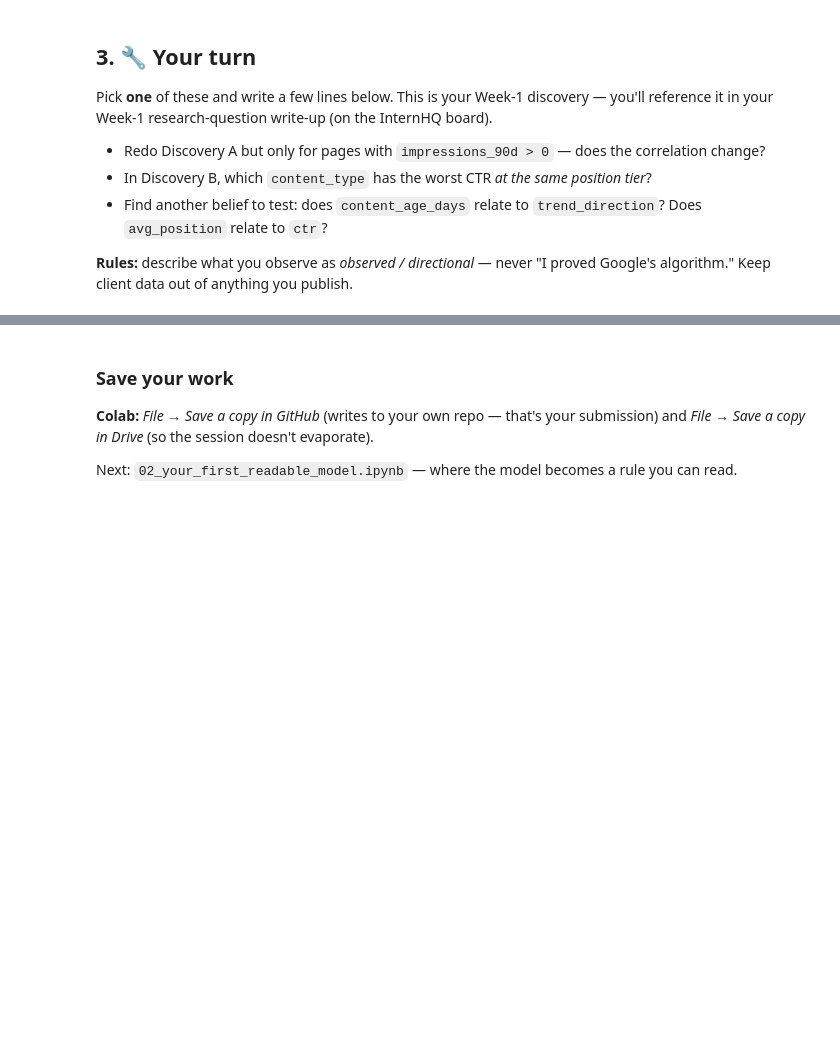
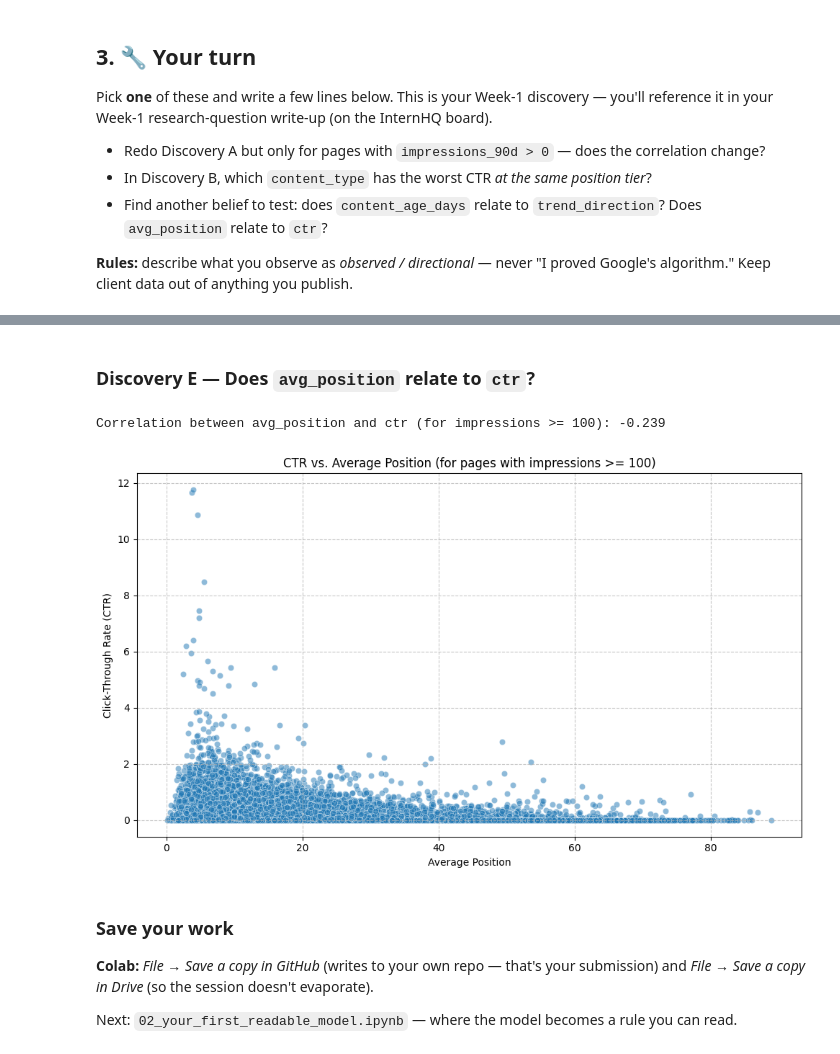
Before and after one commit to Amr2054/flyrank-ML-internship, a Jupyter notebook: 01_first_look_and_discovery.ipynb, the cells around one changed output, grey strips where cells are left out. Cells and saved outputs as stored; diff of their text form; code cells hidden in the pictures; blank space fills up the shorter version.

```diff
--- a/01_first_look_and_discovery.ipynb
+++ b/01_first_look_and_discovery.ipynb
@@ -104,3 +214,24 @@ Pick **one** of these and write a few lines below. This is your Week-1 discovery
+# %% [markdown]
+### Discovery E — Does `avg_position` relate to `ctr`?
+# %%
+corr_pos_ctr = visible['avg_position'].corr(visible['ctr'])
+
+print(f"Correlation between avg_position and ctr (for impressions >= 100): {corr_pos_ctr:.3f}")
+
+# Visualize the relationship with a scatter plot
+import seaborn as sns
+
+fig, ax = plt.subplots(figsize=(10, 6))
+sns.scatterplot(x='avg_position', y='ctr', data=visible, alpha=0.5, ax=ax)
+ax.set_title('CTR vs. Average Position (for pages with impressions >= 100)')
+ax.set_xlabel('Average Position')
+ax.set_ylabel('Click-Through Rate (CTR)')
+plt.grid(True, linestyle='--', alpha=0.7)
+plt.tight_layout()
+plt.show()
+# %% [output]
+Correlation between avg_position and ctr (for impressions >= 100): -0.239
+[figure, added]
 # %% [markdown]
 ### Save your work
 **Colab:** *File → Save a copy in GitHub* (writes to your own repo — that's your submission) and *File → Save a copy in Drive* (so the session doesn't evaporate).
```
Also changed, not shown: parts of 12 cells of this notebook.
